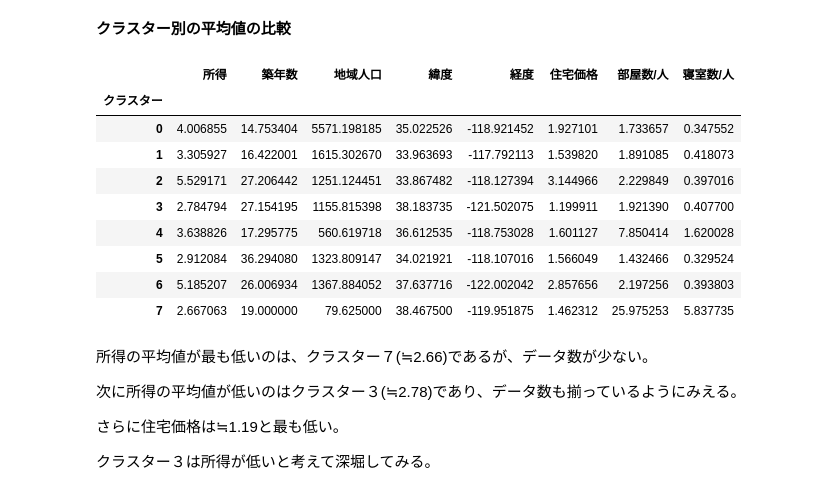
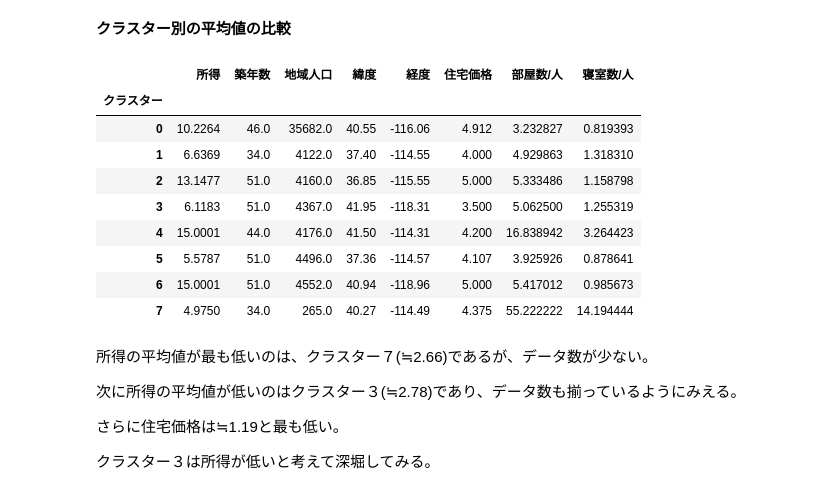
Before and after one commit to Inami-K/datescience_learning, a Jupyter notebook: クラスタリング/クラスタリングー演習.ipynb, the cells around one changed output. Cells and saved outputs as stored; diff of their text form; code cells hidden in the pictures.

```diff
--- a/クラスタリング/クラスタリングー演習.ipynb
+++ b/クラスタリング/クラスタリングー演習.ipynb
@@ -95,7 +90,7 @@ array([[ 2.95027401,  1.22609842, -0.98751408, ...,  2.745577  ,
 from sklearn.cluster import KMeans
 # %%
 #クラスター数を８に指定
-odel = KMeans(n_clusters=8, random_state=0)
+model = KMeans(n_clusters=8, random_state=0)
 # %%
 model.fit(X_scaled)
 # %% [output]
@@ -126,19 +121,19 @@ sns.countplot(x='クラスター', data=df)
 # %% [markdown]
 **クラスター別の平均値の比較**
 # %%
-cluster_mean = df.groupby('クラスター').mean()
-cluster_mean
+cluster_max = df.groupby('クラスター').max()
+cluster_max
 # %% [output]
 |  | 所得 | 築年数 | 地域人口 | 緯度 | 経度 | 住宅価格 | 部屋数/人 | 寝室数/人 |
 | クラスター |  |  |  |  |  |  |  |  |
-| 0 | 4.006855 | 14.753404 | 5571.198185 | 35.022526 | -118.921452 | 1.927101 | 1.733657 | 0.347552 |
-| 1 | 3.305927 | 16.422001 | 1615.302670 | 33.963693 | -117.792113 | 1.539820 | 1.891085 | 0.418073 |
-| 2 | 5.529171 | 27.206442 | 1251.124451 | 33.867482 | -118.127394 | 3.144966 | 2.229849 | 0.397016 |
-| 3 | 2.784794 | 27.154195 | 1155.815398 | 38.183735 | -121.502075 | 1.199911 | 1.921390 | 0.407700 |
-| 4 | 3.638826 | 17.295775 | 560.619718 | 36.612535 | -118.753028 | 1.601127 | 7.850414 | 1.620028 |
-| 5 | 2.912084 | 36.294080 | 1323.809147 | 34.021921 | -118.107016 | 1.566049 | 1.432466 | 0.329524 |
-| 6 | 5.185207 | 26.006934 | 1367.884052 | 37.637716 | -122.002042 | 2.857656 | 2.197256 | 0.393803 |
-| 7 | 2.667063 | 19.000000 | 79.625000 | 38.467500 | -119.951875 | 1.462312 | 25.975253 | 5.837735 |
+| 0 | 10.2264 | 46.0 | 35682.0 | 40.55 | -116.06 | 4.912 | 3.232827 | 0.819393 |
+| 1 | 6.6369 | 34.0 | 4122.0 | 37.40 | -114.55 | 4.000 | 4.929863 | 1.318310 |
+| 2 | 13.1477 | 51.0 | 4160.0 | 36.85 | -115.55 | 5.000 | 5.333486 | 1.158798 |
+| 3 | 6.1183 | 51.0 | 4367.0 | 41.95 | -118.31 | 3.500 | 5.062500 | 1.255319 |
+| 4 | 15.0001 | 44.0 | 4176.0 | 41.50 | -114.31 | 4.200 | 16.838942 | 3.264423 |
+| 5 | 5.5787 | 51.0 | 4496.0 | 37.36 | -114.57 | 4.107 | 3.925926 | 0.878641 |
+| 6 | 15.0001 | 51.0 | 4552.0 | 40.94 | -118.96 | 5.000 | 5.417012 | 0.985673 |
+| 7 | 4.9750 | 34.0 | 265.0 | 40.27 | -114.49 | 4.375 | 55.222222 | 14.194444 |
 # %% [markdown]
 所得の平均値が最も低いのは、クラスター７(≒2.66)であるが、データ数が少ない。
 
```
Also changed, not shown: parts of 45 cells of this notebook.
